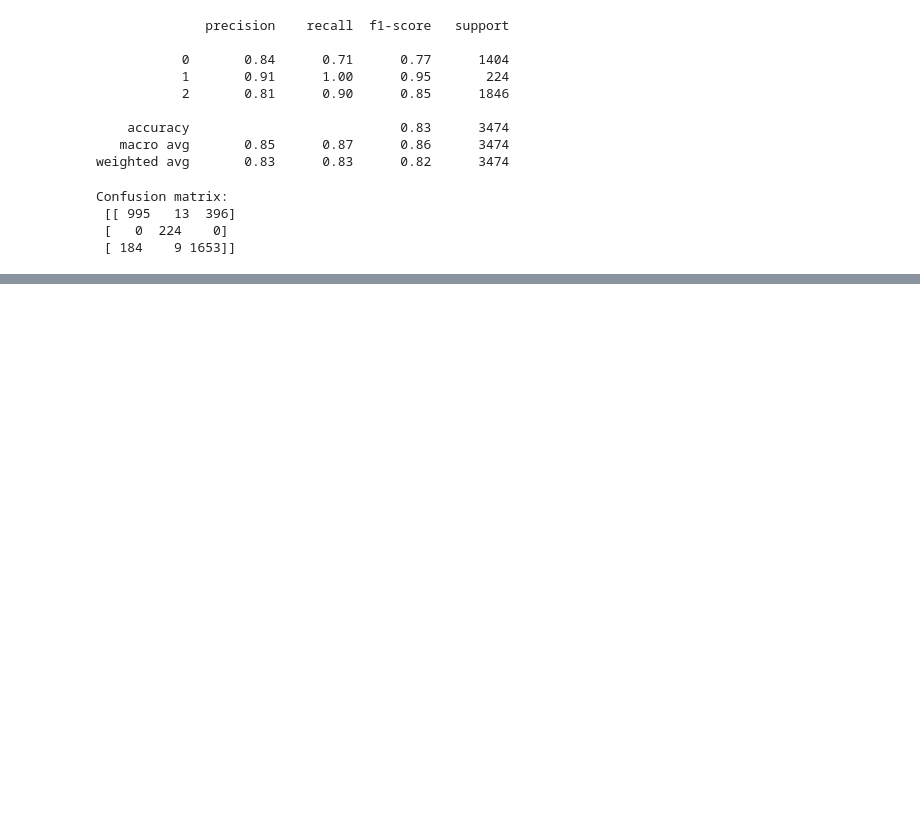
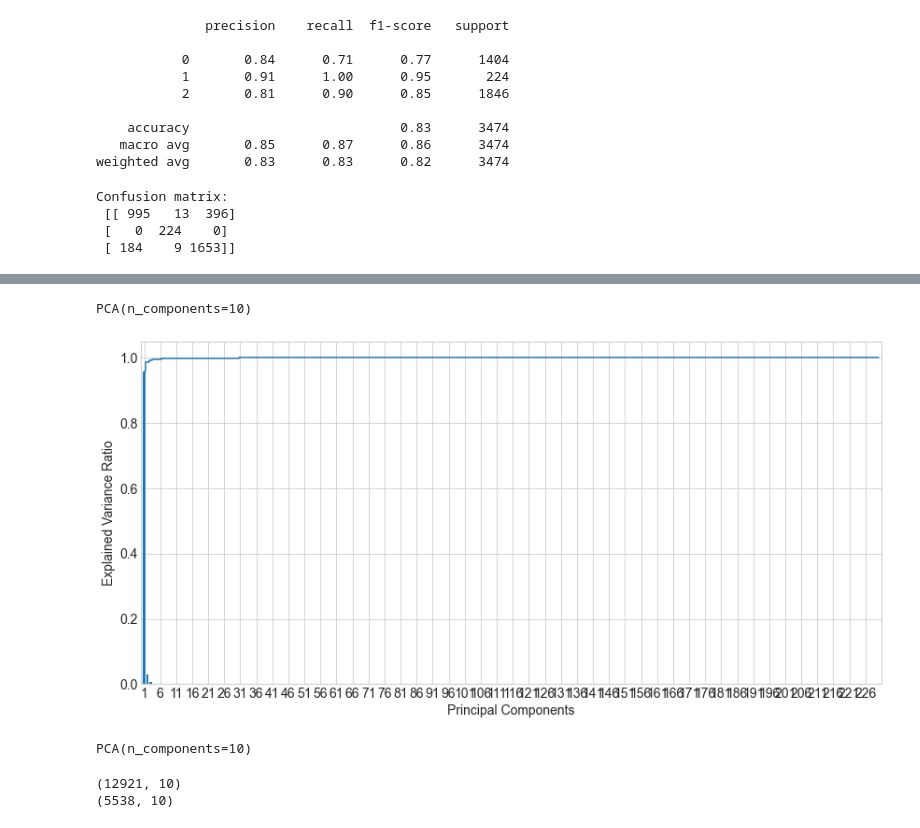
Before and after one commit to lonyty/MachineLearning, a Jupyter notebook: 4. Optimizing Random Forest.ipynb, the cells around one changed output, grey strips where cells are left out. Saved outputs shown, nothing was run; the diff lists cells and outputs as text; code cells hidden in the pictures; blank space fills up the shorter version.

```diff
--- a/4. Optimizing Random Forest.ipynb
+++ b/4. Optimizing Random Forest.ipynb
@@ -307,0 +312,35 @@ Confusion matrix:
+# %%
+from sklearn.decomposition import PCA
+
+# Define no. of PC
+q = 10
+
+# Create PCA object and fit to find
+# first q principal components
+pca = PCA(n_components=q)
+pca.fit(X_train_bal)
+pca
+# %% [output]
+PCA(n_components=10)
+# %%
+# Run PCA for all possible PCs
+pca = PCA().fit(X_train_bal)
+
+# Define max no. of PC
+q = X_train_bal.shape[1]
+
+# Get cumsum of the PC 1-q
+expl_var = pca.explained_variance_ratio_
+sum_expl_var = np.cumsum(expl_var)[:q]
+# %%
+# Plot Feature Importance (both cumul., individual)
+plt.figure(figsize=(12, 6))
+plt.bar(range(1, q + 1), expl_var, align='center')
+plt.xticks(range(1, q + 1, 5))
+plt.xlim([0, q + 1])
+plt.xlabel('Principal Components')
+plt.ylabel('Explained Variance Ratio')
+plt.step(range(1, 1 + q), sum_expl_var, where='mid')
+plt.tight_layout();
+# %% [output]
+[figure, added]
@@ -307,0 +358,5 @@ Confusion matrix:
+# %%
+pca = PCA(n_components=10)
+pca.fit(X_train_bal)
+# %% [output]
+PCA(n_components=10)
@@ -307,0 +366,6 @@ Confusion matrix:
+# %%
+print(X_train_bal_pca.shape)
+print(X_test_bal_pca.shape)
+# %% [output]
+(12921, 10)
+(5538, 10)
```
Also changed, not shown: parts of 15 cells of this notebook.
